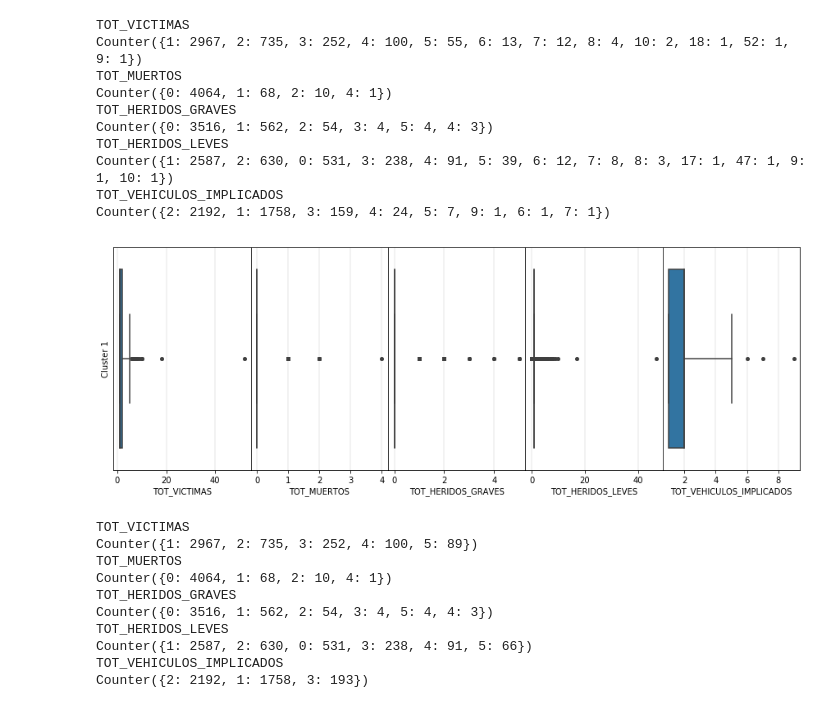
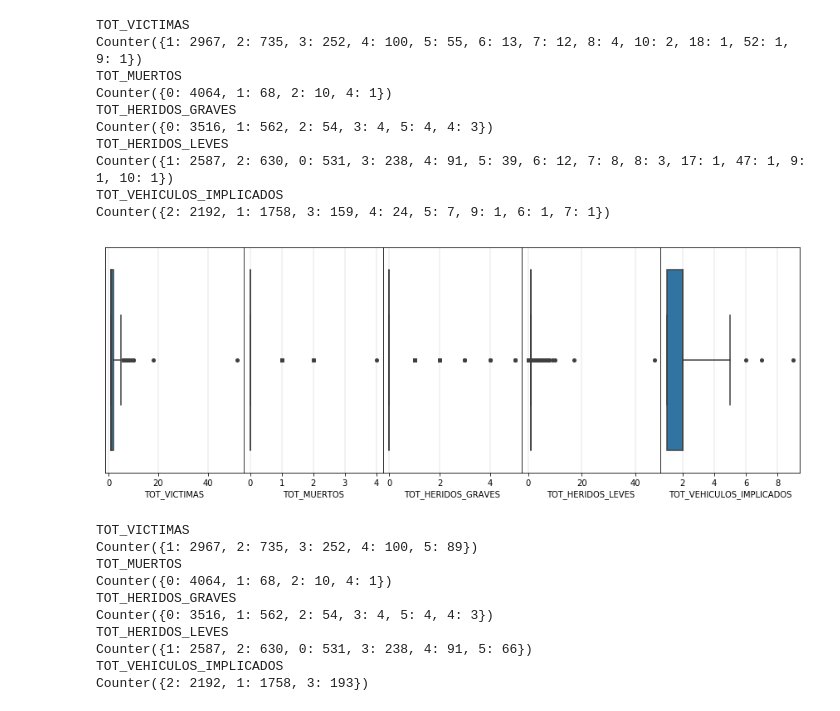
Before and after one commit to dcabezas98/IN, a Jupyter notebook: practica2/accidentes1.ipynb, the cells around one changed output. Saved outputs shown, nothing was run; the diff lists cells and outputs as text; code cells hidden in the pictures.

```diff
--- a/practica2/accidentes1.ipynb
+++ b/practica2/accidentes1.ipynb
@@ -136,35 +136,35 @@ for j in range(n_var):
 for i in range(1):
     dat_filt = data
     for j in range(n_var):
         ax  = sns.boxplot(x=dat_filt[atributos[j]],
                          color=colors[i],
                          flierprops={
                              'marker': 'o',
                              'markersize': 4
                          },
                          ax=axes[j], whis=3,showfliers=True)
 
         if (i == 0):
             axes[j].set_xlabel(atributos[j])
         else:
             axes[j].set_xlabel("")
 
         if (j == 0):
-            axes[j].set_ylabel("Cluster " + str(i + 1))
+            axes[j].set_ylabel("")
         else:
             axes[j].set_ylabel("")
 
         axes[j].set_yticks([])
         axes[j].grid(axis='x',
                         linestyle='-',
                         linewidth='0.2',
                         color='gray')
         axes[j].grid(axis='y', b=False)
 
         ax.set_xlim(rango[j][0] - 0.05 * (rango[j][1] - rango[j][0]),
                     rango[j][1] + 0.05 * (rango[j][1] - rango[j][0]))
 # %% [output]
-[figure, old version]
+[figure, new version]
 # %%
 # Eliminar outliers, ya que distorsionan las gráficas
 for a in atributos:
```
Also changed, not shown: parts of 2 cells of this notebook, 4 other files.
